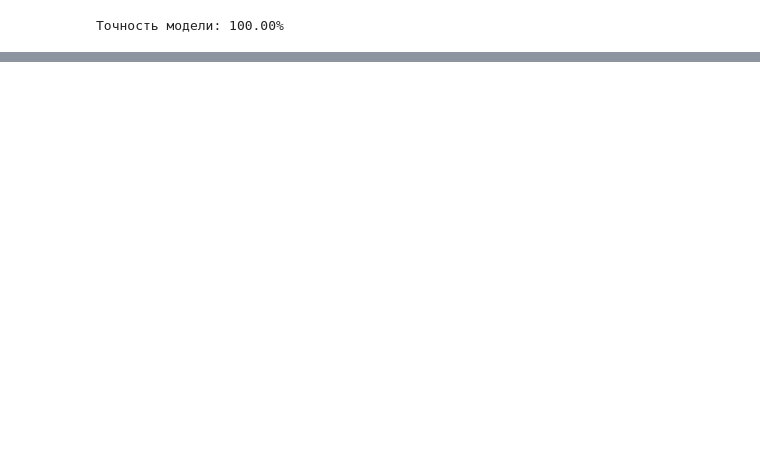
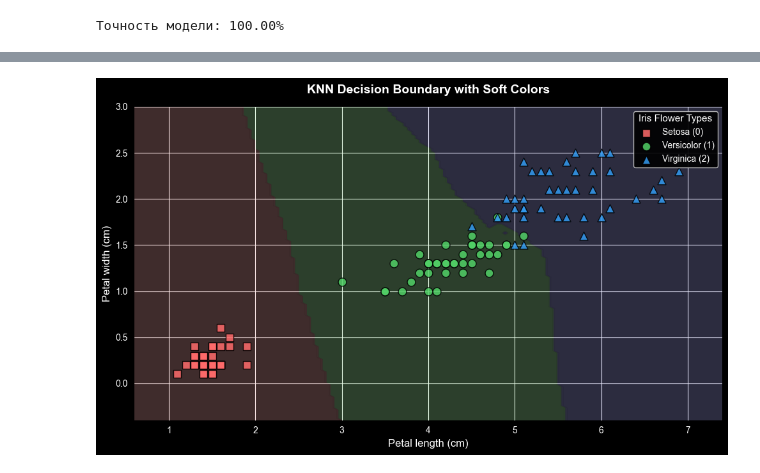
Before and after one commit to Flufer/knn_from_scratch, a Jupyter notebook: notebooks/exploration.ipynb, the cells around one changed output, grey strips where cells are left out. Saved outputs shown, nothing was run; the diff lists cells and outputs as text; code cells hidden in the pictures; blank space fills up the shorter version.

```diff
--- a/notebooks/exploration.ipynb
+++ b/notebooks/exploration.ipynb
@@ -159,0 +189,47 @@ print(f"Точность модели: {accuracy:.2%}")
+# %%
+plt.figure(figsize=(10, 6))
+
+from matplotlib.colors import ListedColormap
+cmap_light = ListedColormap(['#FFB3B3', '#B3FFB3', '#B3B3FF'])
+
+colors = ['#FF6B6B', '#51CF66', '#339AF0']
+markers = ['s', 'o', '^']
+labels = ['Setosa (0)', 'Versicolor (1)', 'Virginica (2)']
+
+plt.contourf(xx, yy, Z, alpha=0.25, cmap=cmap_light, antialiased=True)
+
+for i in range(3):
+    mask = (y_train == i)
+
+    plt.scatter(
+        X_train_2d[mask, 0],
+        X_train_2d[mask, 1],
+        c=colors[i],
+        marker=markers[i],
+        edgecolor='black',
+        s=85,
+        label=labels[i],
+        alpha=0.85,
+        linewidth=1.0
+    )
+
+plt.xlabel("Petal length (cm)", fontsize=12)
+plt.ylabel("Petal width (cm)", fontsize=12)
+plt.title("KNN Decision Boundary with Soft Colors", fontsize=14, fontweight='bold', pad=15)
+
+plt.box(False)
+
+plt.legend(title="Iris Flower Types",
+          fontsize=10,
+          title_fontsize=11,
+          loc='upper right',
+          framealpha=0.9,
+          frameon=True)
+
+plt.xlim(xx.min(), xx.max())
+plt.ylim(yy.min(), yy.max())
+
+plt.tight_layout()
+plt.show()
+# %% [output]
+[figure, added]
```
Also changed, not shown: parts of 9 cells of this notebook.
